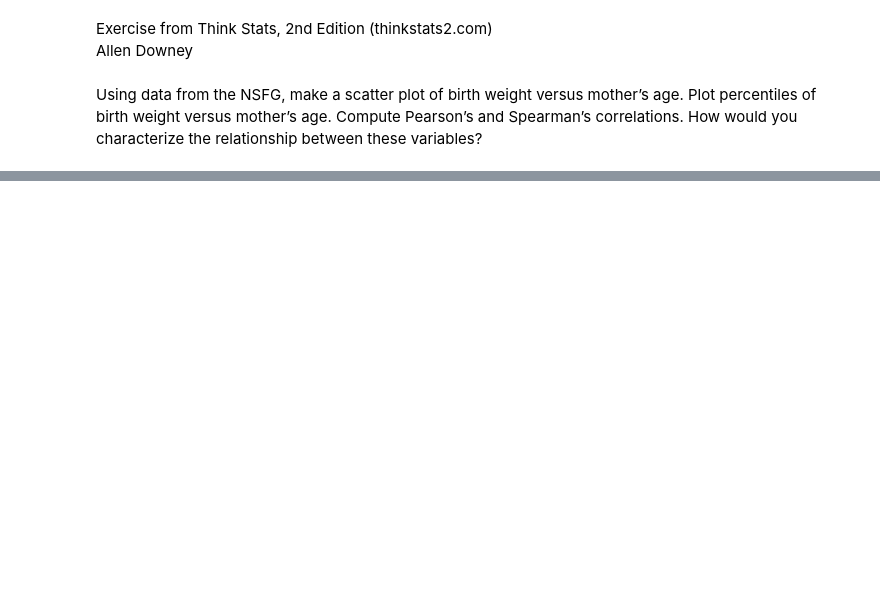
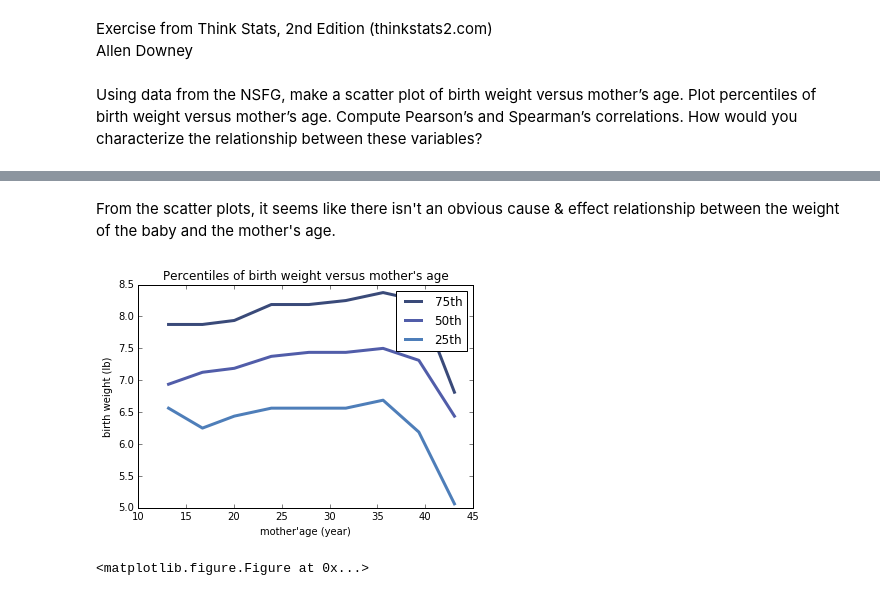
Before and after one commit to cielocean/DataScience16, a Jupyter notebook: ThinkStats2/chap07ex.ipynb, the cells around one changed output, grey strips where cells are left out. Cells and saved outputs as stored; diff of their text form; code cells hidden in the pictures; blank space fills up the shorter version.

```diff
--- a/ThinkStats2/chap07ex.ipynb
+++ b/ThinkStats2/chap07ex.ipynb
@@ -39,0 +42,22 @@ nan
+# %% [markdown]
+From the scatter plots, it seems like there isn't an obvious cause & effect relationship between the weight of the baby and the mother's age.
+# %%
+grouplength = 4
+bins = np.arange (int(age_mother.min()), int(age_mother.max())+1, grouplength)
+indices = np.digitize(df.agepreg, bins)
+groups = df.groupby(indices)
+
+age = [group.agepreg.mean() for i, group in groups]
+cdfs = [thinkstats2.Cdf(group.totalwgt_lb) for i, group in groups]
+
+for percent in [75,50,25]:
+    weights = [cdf.Percentile(percent) for cdf in cdfs]
+    label = '%dth' % percent
+    thinkplot.Plot(age, weights, label = label)
+
+thinkplot.Show(xlabel = 'mother'+"'"+'age (year)',
+               ylabel = 'birth weight (lb)',
+               title='Percentiles of birth weight versus mother'+"'"+'s age')
+# %% [output]
+[figure, added]
+<matplotlib.figure.Figure at 0x...>
```
Also changed, not shown: parts of 9 cells of this notebook.
